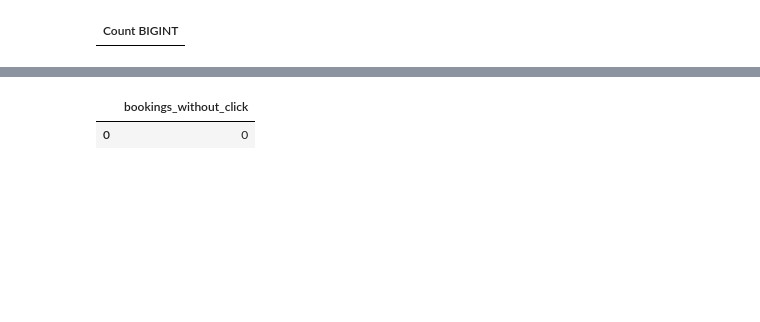
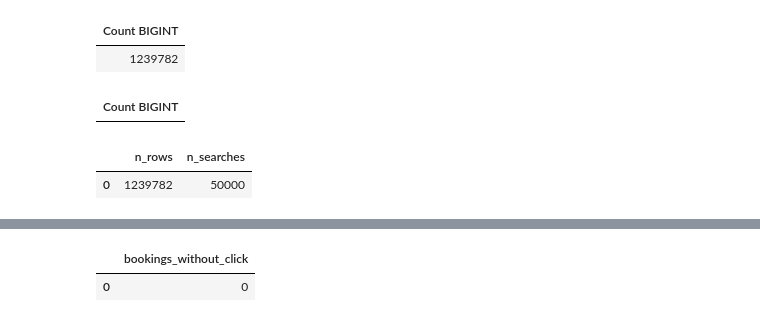
Before and after one commit to MuhammadAhmedMasood/expedia-ranking, a Jupyter notebook: 02_eda.ipynb, the cells around one changed output, grey strips where cells are left out. Cells and saved outputs as stored; diff of their text form; code cells hidden in the pictures; blank space fills up the shorter version.

```diff
--- a/02_eda.ipynb
+++ b/02_eda.ipynb
@@ -1,15 +1,39 @@
-# %%
-import duckdb
-import pandas as pd
-import matplotlib.pyplot as plt
-
-con = duckdb.connect()
-con.sql("CREATE OR REPLACE VIEW s AS SELECT * FROM read_csv('data/train.csv', nullstr = 'NULL')")
-
-# A VIEW is a saved query, not a copy of the data. Every time you write FROM s,
-# DuckDB reads the Parquet file. It’s short to type and uses no extra memory.
-# %% [output]
-| Count BIGINT |
+# %%
+import duckdb
+import pandas as pd
+import matplotlib.pyplot as plt
+
+con = duckdb.connect()
+
+con.sql("""
+    CREATE OR REPLACE TABLE sample AS
+    WITH searches AS (
+        SELECT DISTINCT srch_id
+        FROM read_csv('data/train.csv', nullstr = 'NULL')
+    ),
+    sampled AS (
+        SELECT srch_id
+        FROM searches
+        USING SAMPLE reservoir(50000 ROWS) REPEATABLE (42)
+    )
+    SELECT t.*
+    FROM read_csv('data/train.csv', nullstr = 'NULL') AS t
+    JOIN sampled USING (srch_id)
+""")
+
+con.sql("COPY sample TO 'data/sample_50k.parquet' (FORMAT parquet)")
+# %% [output]
+| Count BIGINT |
+| 1239782 |
+# %%
+con.sql("CREATE OR REPLACE VIEW s AS SELECT * FROM 'data/sample_50k.parquet'")
+# %% [output]
+| Count BIGINT |
+# %%
+con.sql("SELECT COUNT(*) AS n_rows, COUNT(DISTINCT srch_id) AS n_searches FROM s").df()
+# %% [output]
+|  | n_rows | n_searches |
+| 0 | 1239782 | 50000 |
 # %%
 summary = con.sql("SUMMARIZE s").df()
 summary[["column_name", "column_type", "min", "max", "null_percentage"]]
```
Also changed, not shown: parts of 10 cells of this notebook, 3 other files.
